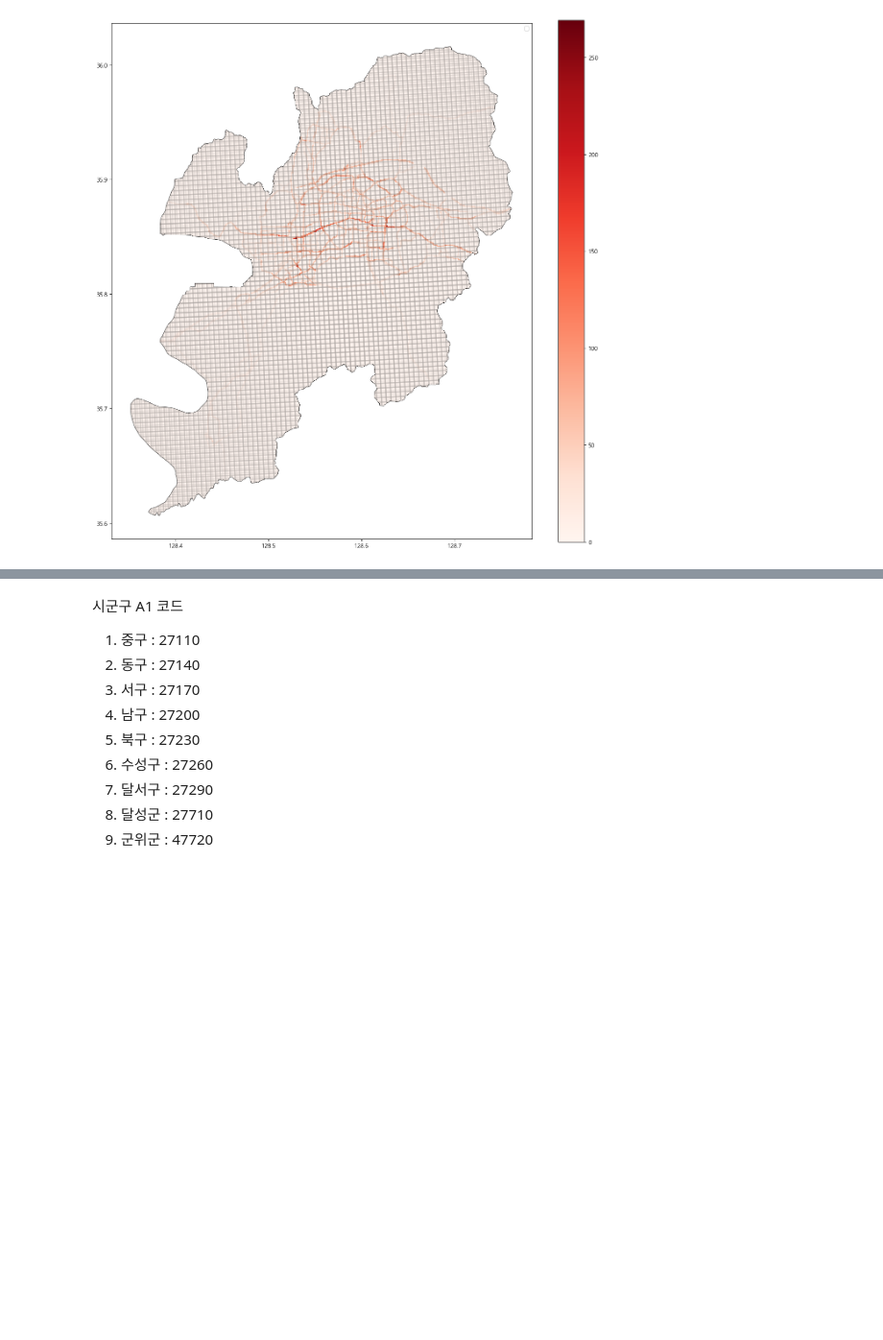
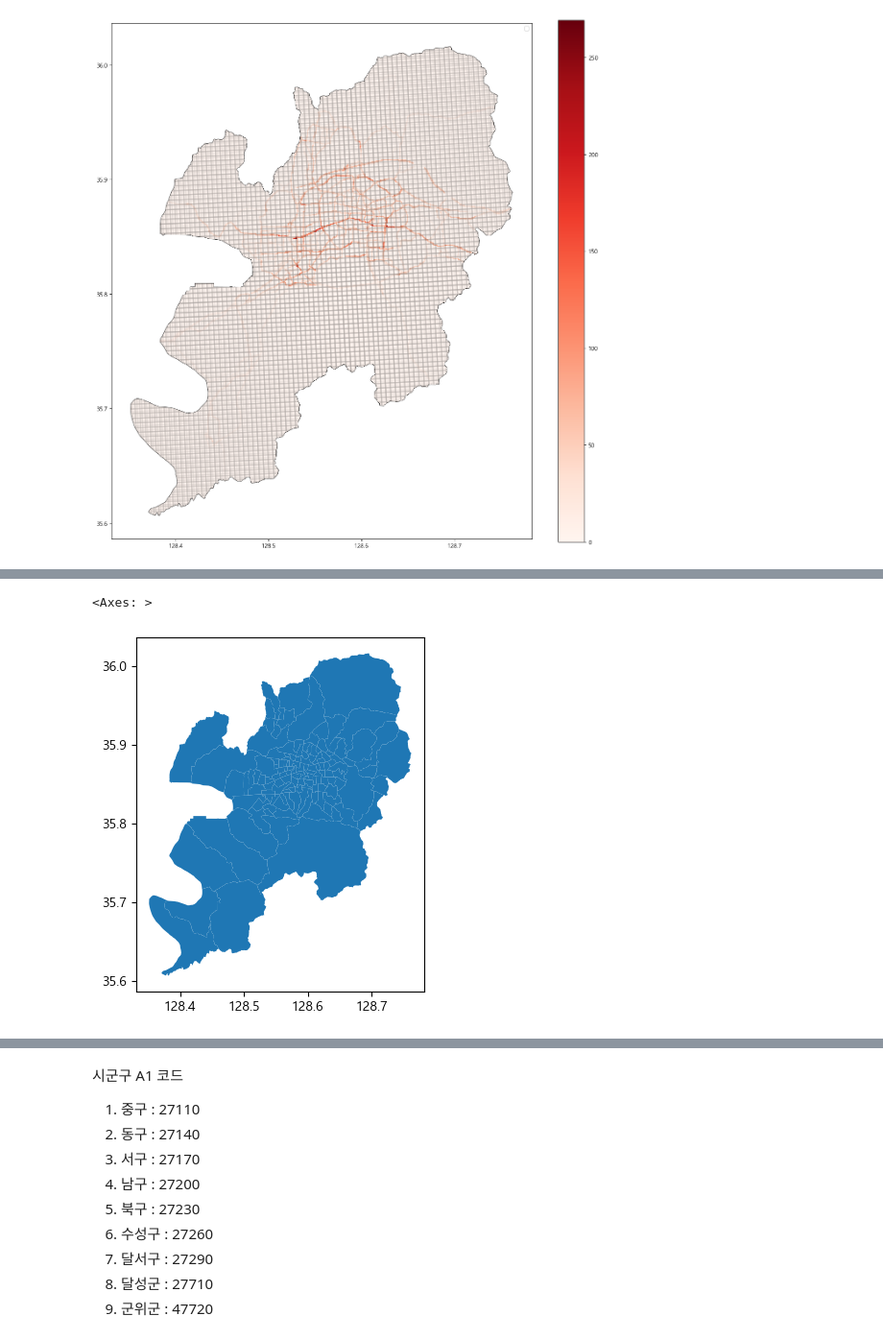
Before and after one commit to nyeokinyeoki/dacon_accident, a Jupyter notebook: accident.ipynb, the cells around one changed output, grey strips where cells are left out. Shown at 96% size. Saved outputs shown, nothing was run; the diff lists cells and outputs as text; code cells hidden in the pictures; blank space fills up the shorter version.

```diff
--- a/accident.ipynb
+++ b/accident.ipynb
@@ -1562,5 +1546,5 @@ tdpt_17
 # %%
-coor_daegu = gpd.read_file("./data/2017년_행정구역_경계_대구광역시_읍면동단위.shp")
+coor_daegu = gpd.read_file("./data/2018년_행정구역_경계_대구광역시_읍면동단위.shp")
 
 coor_daegu.head()
 # %% [output]
@@ -1573 +1557,8 @@ coor_daegu.head()
+# %%
+coor_daegu = coor_daegu.to_crs(crs=4326)
+
+coor_daegu.plot()
+# %% [output]
+<Axes: >
+[figure, added]
 # %%
```
Also changed, not shown: parts of 28 cells of this notebook.
